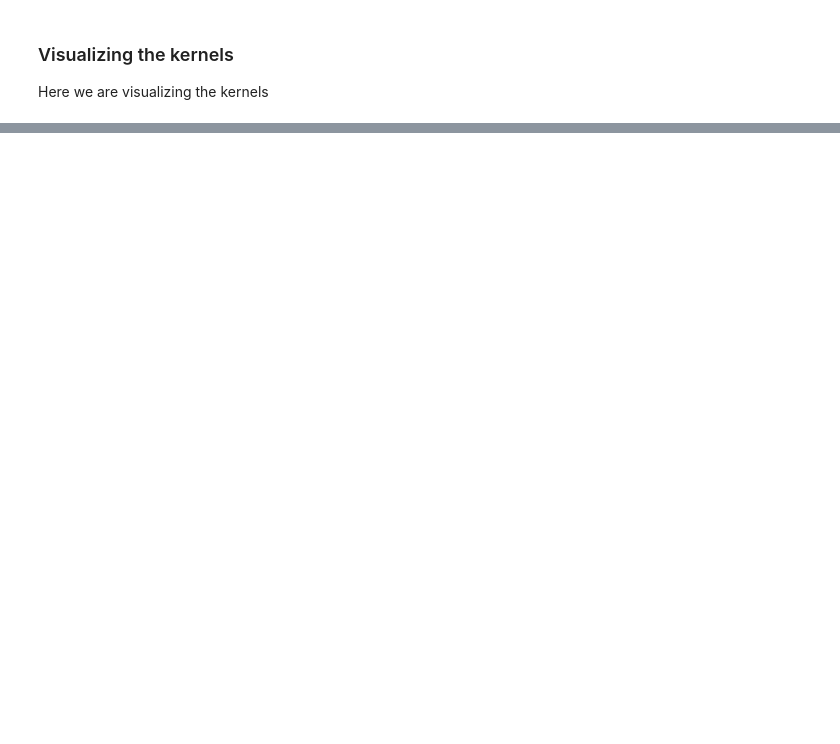
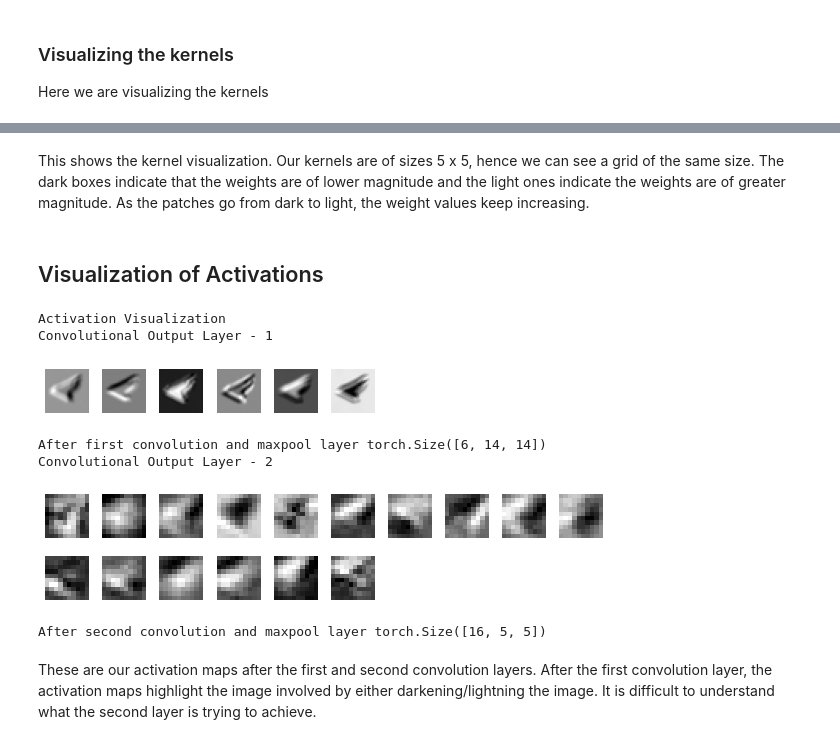
Before and after one commit to vardeep-sandhu/CudaLab, a Jupyter notebook: Sheet03/Sheet03.ipynb, the cells around one changed output, grey strips where cells are left out. Drawn from its saved outputs; the diff is of its cells as text; code cells hidden in the pictures; blank space fills up the shorter version.

```diff
--- a/Sheet03/Sheet03.ipynb
+++ b/Sheet03/Sheet03.ipynb
@@ -302,0 +417,39 @@ Clipping input data to the valid range for imshow with RGB data ([0..1] for floa
+# %% [markdown]
+This shows the kernel visualization. Our kernels are of sizes 5 x 5, hence we can see a grid of the same size. The dark boxes indicate that the weights are of lower magnitude and the light ones indicate the weights are of greater magnitude. As the patches go from dark to light, the weight values keep increasing.
+# %% [markdown]
+## Visualization of Activations
+# %%
+print("Activation Visualization")
+img, label = test_dataset[21]
+img_input = img.unsqueeze(0)
+
+result1 = best_no_dropout.conv1(img_input)
+result1 = result1.squeeze()
+
+print('Convolutional Output Layer - 1')
+plot(result1.data.numpy(),False)
+
+result1 = best_no_dropout.maxpool(result1)
+print("After first convolution and maxpool layer",result1.shape)
+
+
+result1 = (result1.view(-1, 6*14*14))
+resized_img = result1[0].view(1, 6, 14, 14)
+
+result2 = best_no_dropout.conv2(resized_img)
+result2 = result2.squeeze()
+
+print('Convolutional Output Layer - 2')
+plot(result2.data.cpu().numpy(),False)
+result2 = best_no_dropout.maxpool(result2)
+print("After second convolution and maxpool layer",result2.shape)
+# %% [output]
+Activation Visualization
+Convolutional Output Layer - 1
+[figure, added]
+After first convolution and maxpool layer torch.Size([6, 14, 14])
+Convolutional Output Layer - 2
+[figure, added]
+After second convolution and maxpool layer torch.Size([16, 5, 5])
+# %% [markdown]
+These are our activation maps after the first and second convolution layers. After the first convolution layer, the activation maps highlight the image involved by either darkening/lightning the image. It is difficult to understand what the second layer is trying to achieve.
```
Also changed, not shown: parts of 28 cells of this notebook.
